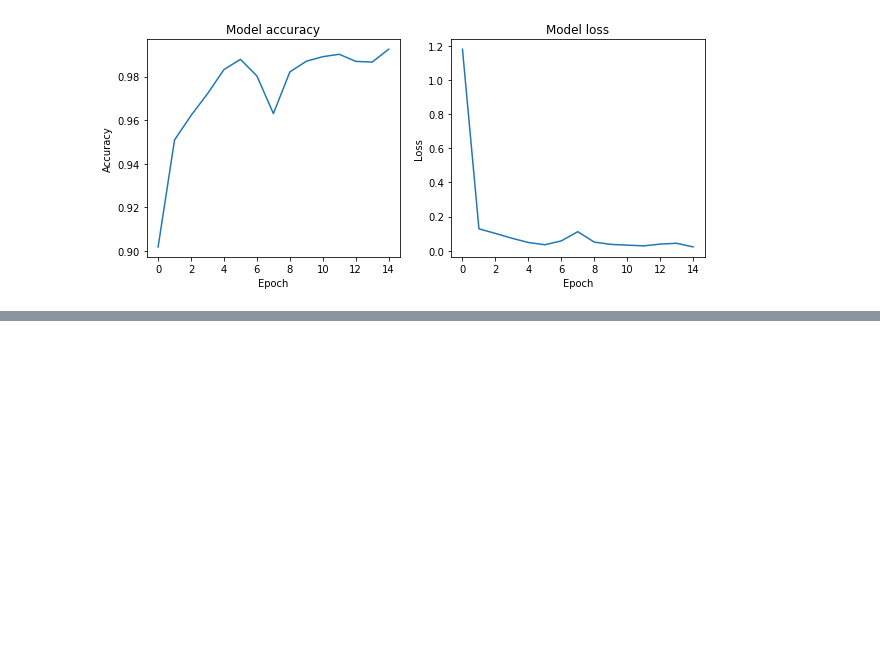
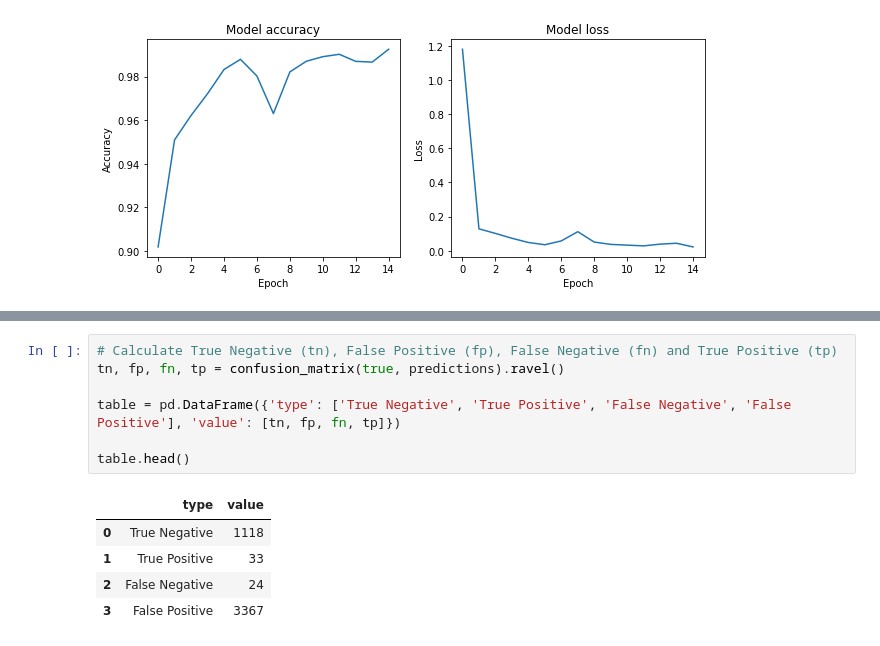
Before and after one commit to kpapijnenburg/cactus-detector, a Jupyter notebook: CNN-V2.1.ipynb, the cells around one changed output, grey strips where cells are left out. Saved outputs shown, nothing was run; the diff lists cells and outputs as text; blank space fills up the shorter version.

```diff
--- a/CNN-V2.1.ipynb
+++ b/CNN-V2.1.ipynb
@@ -153,0 +181,13 @@ Text(0.5, 0, 'Epoch')
+# %%
+# Calculate True Negative (tn), False Positive (fp), False Negative (fn) and True Positive (tp)
+tn, fp, fn, tp = confusion_matrix(true, predictions).ravel()
+
+table = pd.DataFrame({'type': ['True Negative', 'True Positive', 'False Negative', 'False Positive'], 'value': [tn, fp, fn, tp]})
+
+table.head()
+# %% [output]
+|  | type | value |
+| 0 | True Negative | 1118 |
+| 1 | True Positive | 33 |
+| 2 | False Negative | 24 |
+| 3 | False Positive | 3367 |
```
Also changed, not shown: parts of 11 cells of this notebook, 2 other files.
